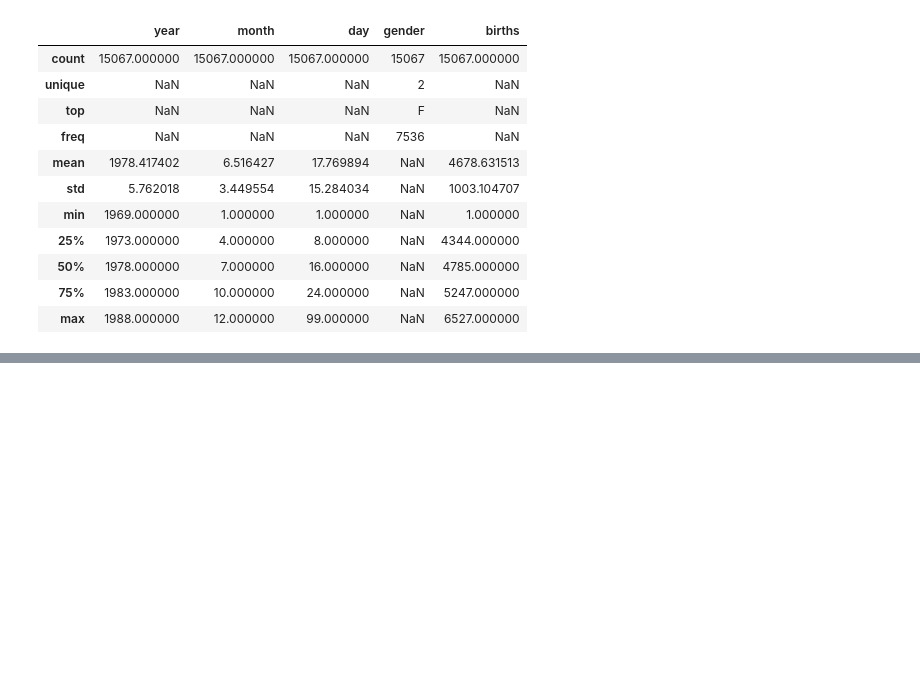
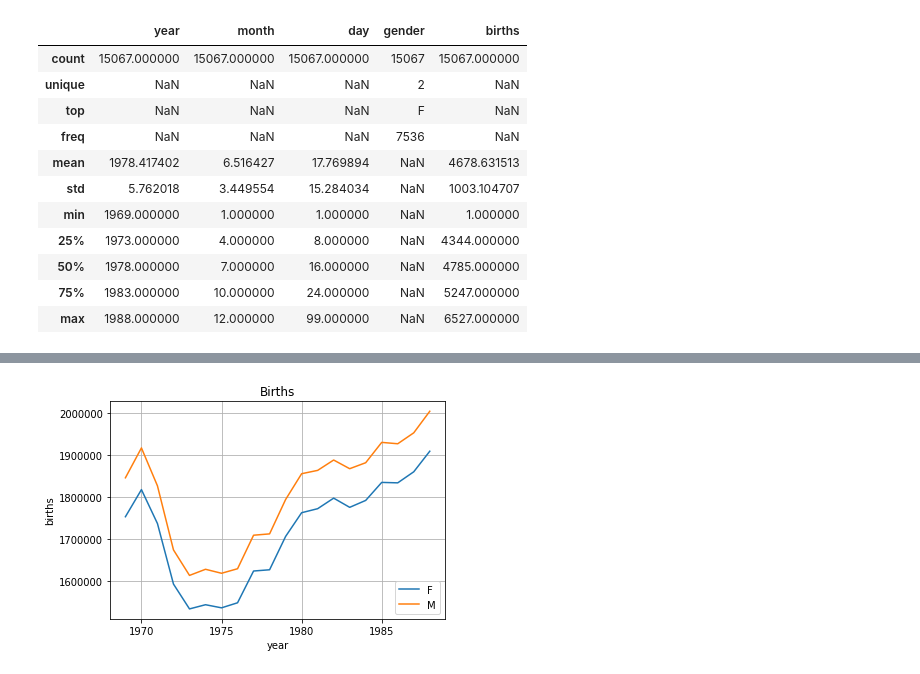
Before and after one commit to rbhgaston/OCR_PythonForDataScience, a Jupyter notebook: Exercice3/births.ipynb, the cells around one changed output, grey strips where cells are left out. Cells and saved outputs as stored; diff of their text form; code cells hidden in the pictures; blank space fills up the shorter version.

```diff
--- a/Exercice3/births.ipynb
+++ b/Exercice3/births.ipynb
@@ -40,0 +109,22 @@ births_drop.describe(include="all")
+# %%
+import datetime
+
+# fonction retournant True si la date N'est PAS valide
+def is_date_not_valid(year, month, day):
+    flag = False
+    try:
+        d = datetime.date(year, month, day)
+    except ValueError:
+        flag = True
+    return flag
+
+# cast `day` array en entier
+df.day = df.day.astype(np.int64)
+
+# Cree un masque
+date_not_valid = df.apply(lambda x:is_date_not_valid(x['year'], x['month'], x['day']),
+                     axis=1)
+
+df.drop(df[date_not_valid].index, inplace=True)
+
+df.head()
@@ -40,0 +138,7 @@ births_drop.describe(include="all")
+# %%
+# Analyse des donnees
+# construit une table intermediaire naissances fonction de l'annee par genre
+tmp = df.pivot_table('births', index='year',
+                     columns='gender', aggfunc="sum")
+
+tmp.head()
@@ -40,0 +153,17 @@ births_drop.describe(include="all")
+# %%
+fig = plt.figure()
+plt.grid(True)
+
+plt.title("Births")
+plt.xlabel("year")
+plt.ylabel("births")
+
+plt.xticks(np.arange(1965, 1990, 5))
+plt.plot(tmp.index, tmp['F'])
+plt.plot(tmp.index, tmp['M'])
+
+plt.legend(loc='lower right');
+
+plt.show()
+# %% [output]
+[figure, added]
```
Also changed, not shown: parts of 18 cells of this notebook, 1 other file.
